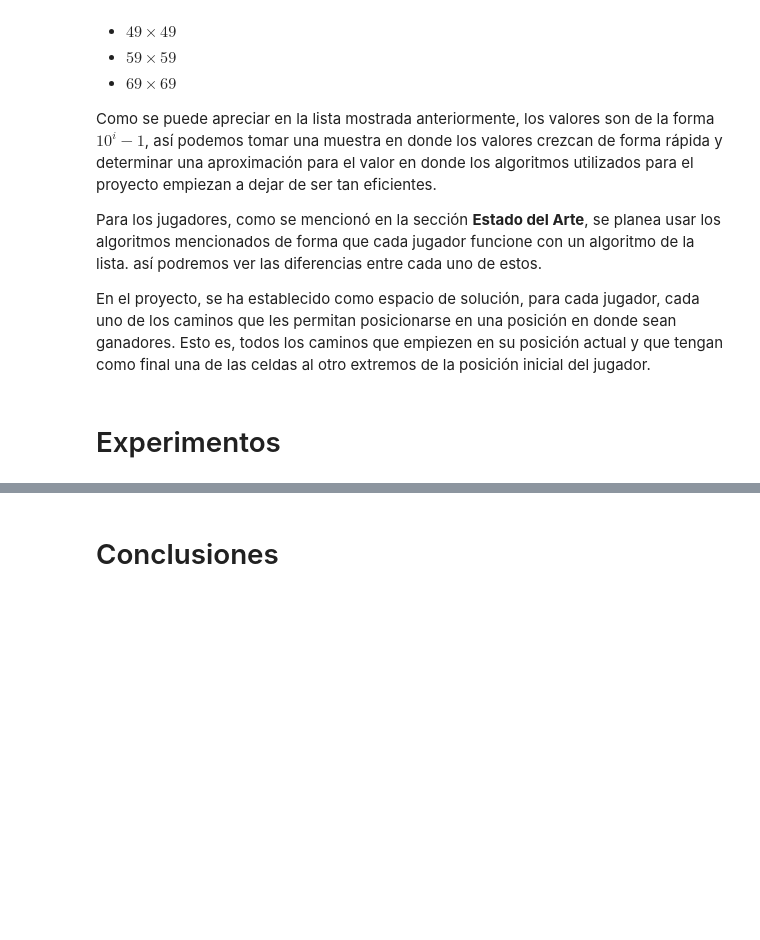
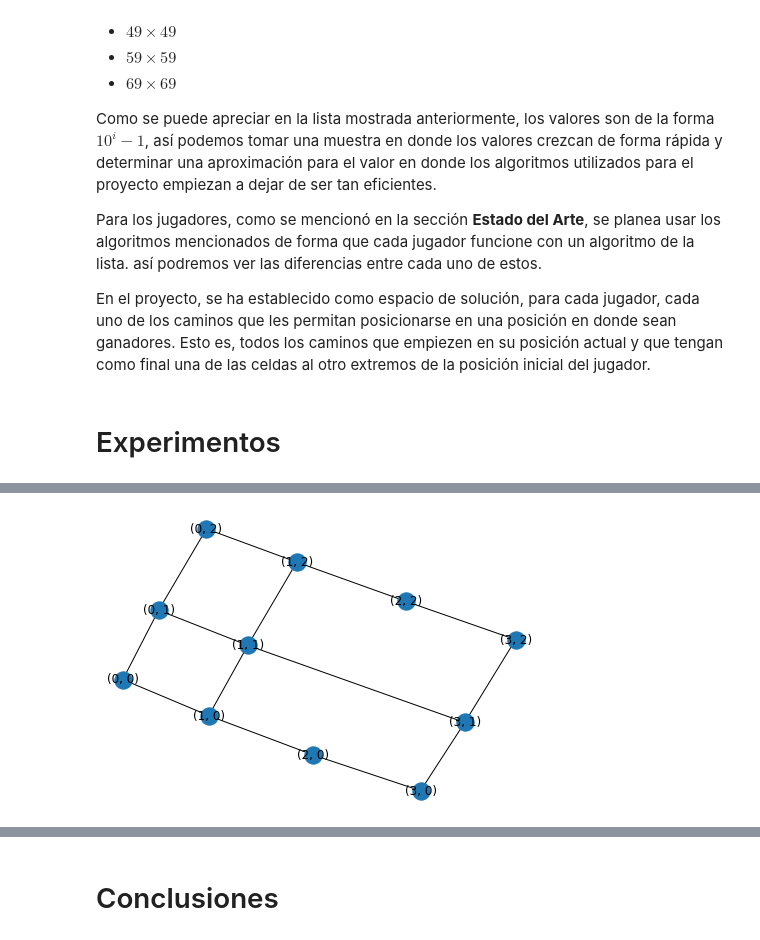
Before and after one commit to Madhamba/TrabajoComplejidad, a Jupyter notebook: Quoridor.ipynb, the cells around one changed output, grey strips where cells are left out. Saved outputs shown, nothing was run; the diff lists cells and outputs as text; code cells hidden in the pictures; blank space fills up the shorter version.

```diff
--- a/Quoridor.ipynb
+++ b/Quoridor.ipynb
@@ -76,0 +216,10 @@ Jugador 2: (4, 2)
+# %%
+# nodo a agregar
+nodo_x = 1#@param {type:"integer"}
+nodo_y = 1#@param {type:"integer"}
+
+
+add_node(graph, nodo_y, nodo_x)
+nx.draw(graph, pos, with_labels=True)
+# %% [output]
+[figure, added]
```
Also changed, not shown: parts of 18 cells of this notebook.
